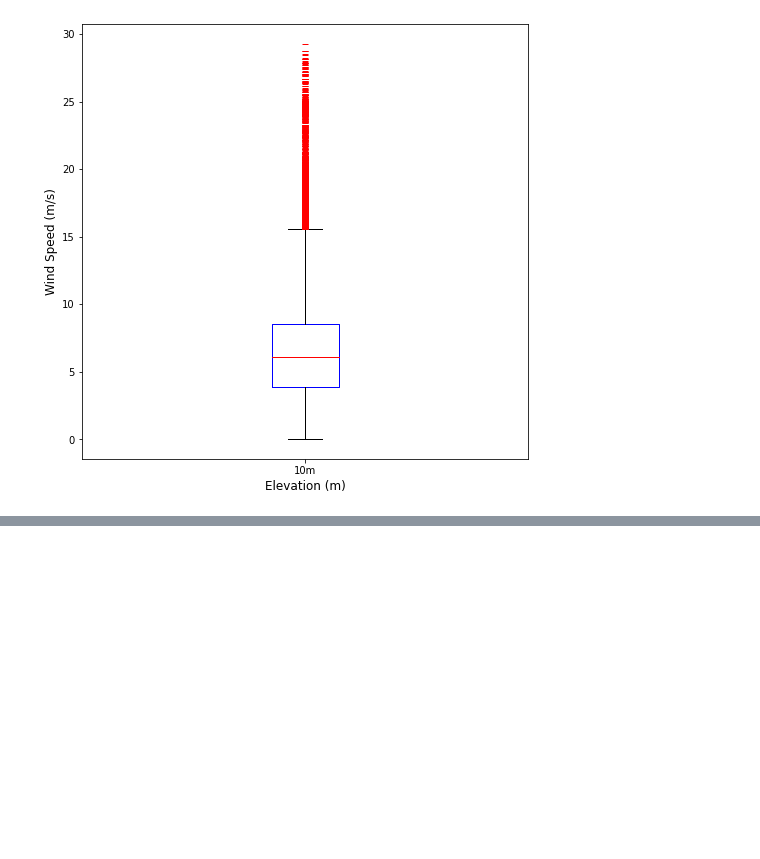
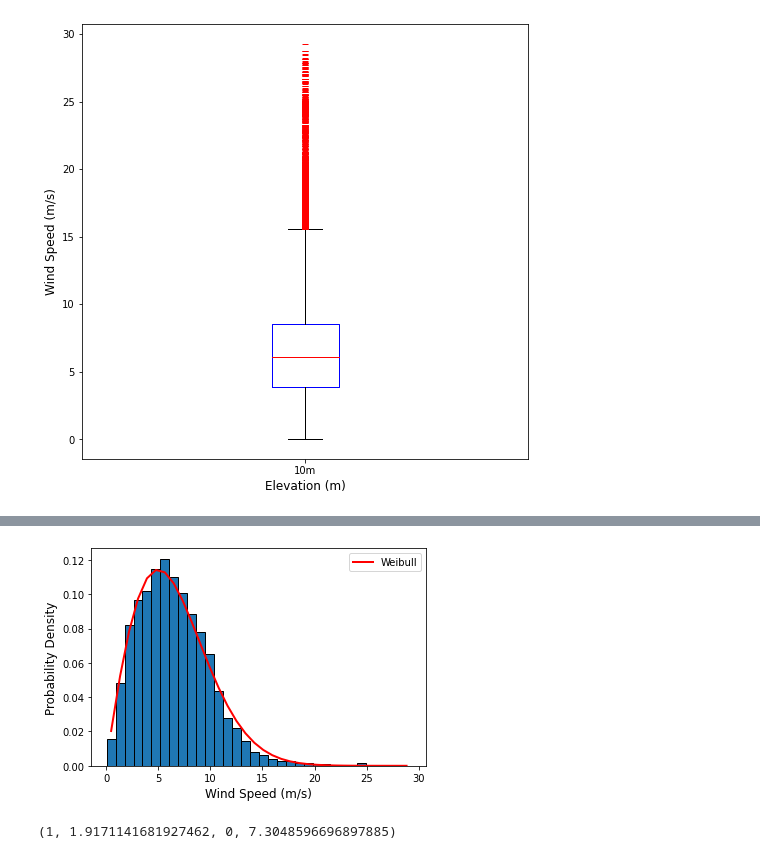
Before and after one commit to thurayakaadan/albatross, a Jupyter notebook: Usage.ipynb, the cells around one changed output, grey strips where cells are left out. Cells and saved outputs as stored; diff of their text form; code cells hidden in the pictures; blank space fills up the shorter version.

```diff
--- a/Usage.ipynb
+++ b/Usage.ipynb
@@ -102,0 +102,8 @@ plot_windrose(data)
+# %%
+fig, ax, params = pdf(data)
+# %% [output]
+[figure, added]
+# %%
+params
+# %% [output]
+(1, 1.9171141681927462, 0, 7.3048596696897885)
```
Also changed, not shown: parts of 2 cells of this notebook, 3 other files.
